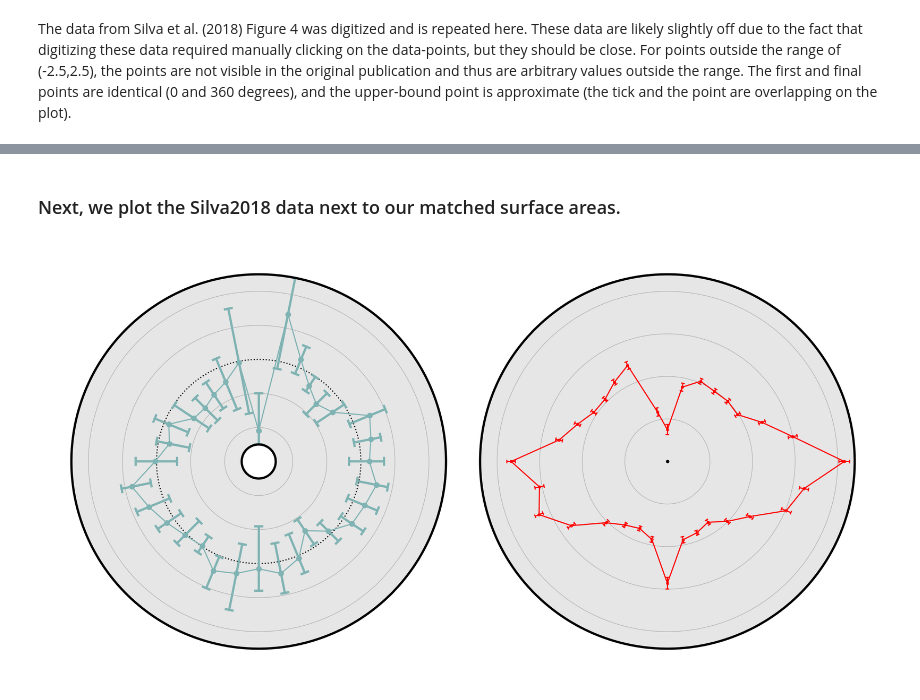
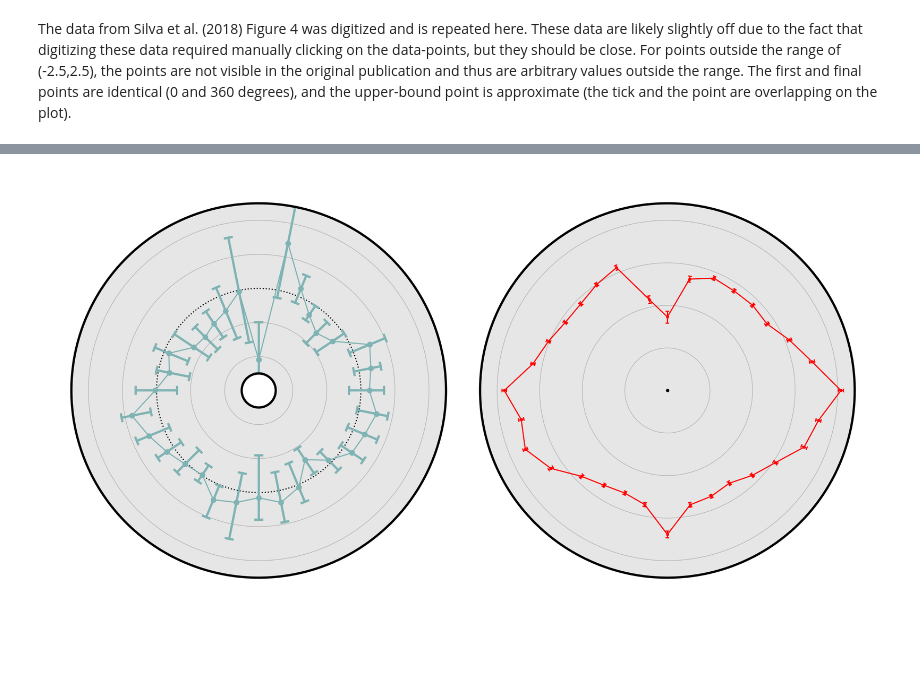
Before and after one commit to noahbenson/performance-fields, a Jupyter notebook: notebooks/performance-fields.ipynb, the cells around one changed output, grey strips where cells are left out. Saved outputs shown, nothing was run; the diff lists cells and outputs as text; code cells hidden in the pictures; blank space fills up the shorter version.

Commit message:
various debugging and finalizations prior to publication

```diff
--- a/notebooks/performance-fields.ipynb
+++ b/notebooks/performance-fields.ipynb
@@ -747,5 +695,4 @@ def heritability(mzmtx, dzmtx, bootstraps=None, confidence=95, method='falconer'
 The novel dataset of surface area measurements.
 # %%
 # We grab thisi dataset from neuropythy, which manages it.
-#data = ny.data['visual_performance_fields']
-data = ny.data['vpf']
+data = ny.data['visual_performance_fields']
@@ -831,5 +778,0 @@ True
-# %%
-eardi_data = ny.load('~/tmp/HCP-Eardi-data.csv')
-sids = data.subject_list
-score_key = {sid: score for (sid,score) in zip(eardi_data['SubjectID'], eardi_data['Score'])
-             if sid in sids}
@@ -1129,5 +1019,12 @@ Here, we make the plot.
 # %%
 (f,axs) = plt.subplots(3,2, dpi=72*4, figsize=(7,7.5))
+
+# The data we use is tracked by the VPF dataset, but because it is calculated
+# using the HCP restricted data, it must be calculated by the user (i.e., there
+# is no public copy of the cached table as it would make public the restricted
+# data itself). As a result, this line alone can take quite a bit of time to
+# run, the first time in a session this plot is made.
+dat = data.restricted_v1_summary_table
 
 # We are plotting Gender here.
 prop = 'Gender'
@@ -1257,6 +1154,4 @@ for p in ax.plot([m,m], [-0.5,1.5], '--', lw=0.5, c=colors['M']): p.set_zorder(-
 for p in ax.plot([f,f], [-0.5,1.5], '--', lw=0.5, c=colors['F']): p.set_zorder(-1)
 
 plt.subplots_adjust(0,0,1,1,0.1,0.4)
-if figures_path is not None:
-    flnm = os.path.join(figures_path, 'V1-size_by_gender.pdf')
-    plt.savefig(flnm, bbox_inches='tight', dpi=8*72)
+save_figure('V1-size_by_gender.pdf', bbox_inches='tight', dpi=8*72);
@@ -1804,20 +1519,0 @@ To compare with the Silva et al. (2018) data, we want to match the ROIs.
-# %%
-# This may be set to None if you don't want to save these data.
-# Note that the behavior-match file isn't currently part of the OSF page,
-# so this must be recalculated.
-silva2018_match_directory = os.path.join(data.pseudo_path.cache_path, 'DROIs_silva2018')
-silva2018_match_filename = os.path.join(data.pseudo_path.cache_path,
-                                        'DROI_table_silva2018.csv')
-
-if silva2018_match_filename is not None and os.path.isfile(silva2018_match_filename):
-    silva2018_match_table = ny.load(silva2018_match_filename)
-else:
-    silva2018_match_tables = data.generate_DROI_tables(nprocs=20, bins='silva2018',
-                                                       tempdir=silva2018_match_directory)
-    silva2018_match_table = pandas.concat(list(silva2018_match_tables.values()))
-    if silva2018_match_filename is not None:
-        ny.save(silva2018_match_filename, silva2018_match_table)
-
-silva2018_match_summary = type(data).generate_DROI_summary(
-    silva2018_match_table,
-    bins='silva2018')
@@ -1964,7 +1605,5 @@ if figures_path is not None:
-# %% [markdown]
-### Next, we plot the Silva2018 data next to our matched surface areas.
 # %%
-(silva_bin_table, silva_coecc_table) = match_to_circ(silva2018_match_table)
+(silva_bin_table, silva_coecc_table) = match_to_circ(data.DROI_silva2018_table)
 
 (fig,axs) = plt.subplots(1,2, figsize=(5,2.5), dpi=72*8)
 fig.subplots_adjust(0,0,1,1,0,0)
@@ -1987,32 +1626,34 @@ axs[0].set_ylim([-6,6])
 
 # Panel B is the surface area data.
 ax = axs[1]
 plot_circ_axes(ax, 0, 1.1, plotmin=0, fg='0.9',
                ticks=[0, 0.25, 0.5, 0.75, 1.0])
 ax.plot(0,0, 'k.', ms=1)
 df = silva_coecc_table.sort_values(axis=0, by=['sid','polar_angle_deg'])
 nsubs = len(np.unique(df['sid']))
 srf = np.reshape(df['surface_area_mm2'].values/100.0, (nsubs, -1))
 mds = np.mean(srf, axis=0)
 sem = np.sqrt(np.var(srf, axis=0) / np.sum(srf > 0, axis=0))
 lbs = mds - sem
 ubs = mds + sem
 ths = np.pi/180 * (90 - np.unique(df['polar_angle_deg'].values))
-pts = plot_circ_CIs(ax, ths, lbs, mds, ubs,
+# Note that we use square-roots here in order to be more similar to the
+# linear cortical magnification plotted by Silva et al. (2016).
+pts = plot_circ_CIs(ax, ths, np.sqrt(lbs), np.sqrt(mds), np.sqrt(ubs),
                     minval=0, maxval=1.1, plotmin=0,
                     c='r', ms=0.75, lw=0.5, footwidth=0.0075)
 pts.append(pts[0])
 pts = np.transpose(pts)
 ax.plot(pts[0], pts[1], '-', c='r', lw=0.5)
 # Fix axes.
 axs[1].set_xlim([-1.2,1.2])
 axs[1].set_ylim([-1.2,1.2])
 
 for ax in axs:
     ax.axis('off')
 
 if figures_path is not None:
     flnm = os.path.join(figures_path, 'silva2018_compare.pdf')
     plt.savefig(flnm, bbox_inches='tight', dpi=8*72)
 # %% [output]
-[figure, old version]
+[figure, new version]
```
Also changed, not shown: parts of 58 cells of this notebook, 1 other file.
